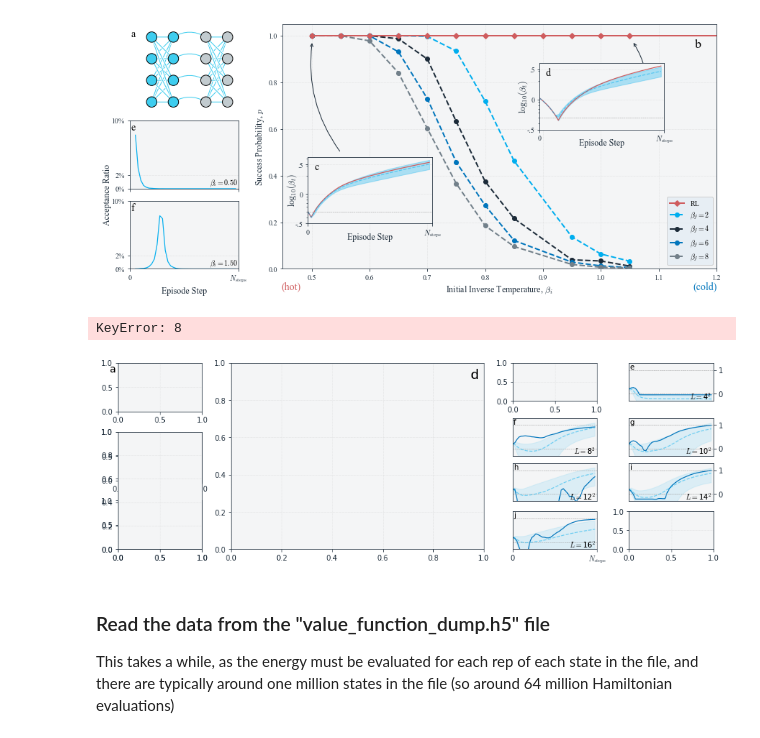
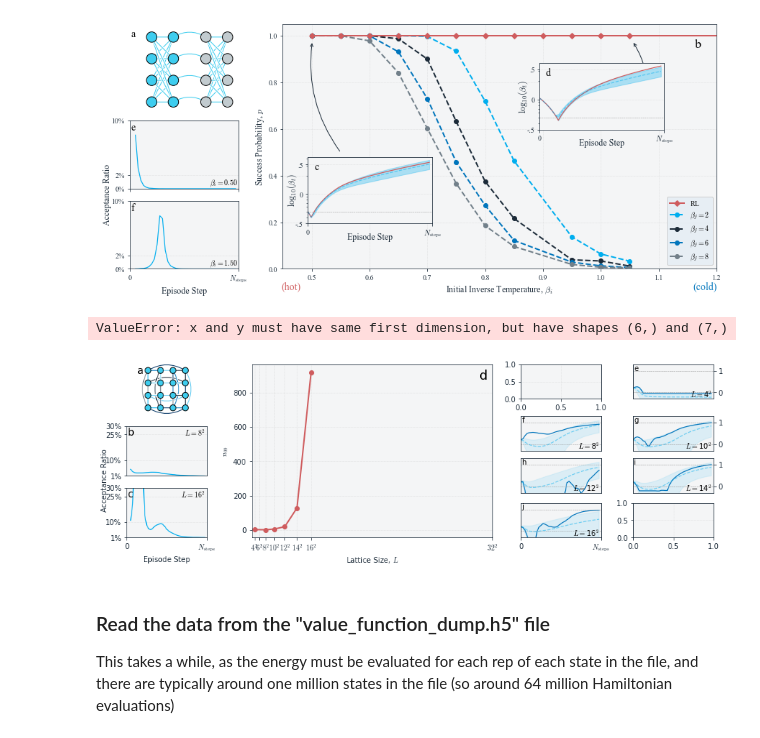
Before and after one commit to millskyle/COOL-1, a Jupyter notebook: plots/Plots.ipynb, the cells around one changed output. Drawn from its saved outputs; the diff is of its cells as text; code cells hidden in the pictures.

```diff
--- a/plots/Plots.ipynb
+++ b/plots/Plots.ipynb
@@ -503,13 +499,13 @@ fig.show()
 base_run_dir = "/mount/shockwave/kmills/1q/COOL/experiments/01_2DTRJ/8x8/"
 
 normal = {
-    "4":"didactic-pin",
+    4:"didactic-pin",
     #"6":"",
-    "8":"motionless-remote",
-    "10":"stupendous-safe",
-    "12":"tender-effective",
-    "14":"rich-specialist",
-    "16":"doubtful-delay",
+    8:"motionless-remote",
+    10:"stupendous-safe",
+    12:"tender-effective",
+    14:"rich-specialist",
+    16:"doubtful-delay",
 }
 
 L_to_codename = normal
@@ -617,54 +613,58 @@ axBC.set_facecolor("#ffffff00")
 
 make_sg_graph(axA)
 
-if False:
-    plot_n99_vs_L(axD, run_tags=["SA_BASELINEi1.6-e16.0"],
-              run_tags_label_map={"SA_BASELINEi1.6-e16.0":"Simulated annealing"},
-              markers='o', alpha=1.0, linewidth=2.0)
-    plot_n99_vs_L(axD,
-              run_tags=["PREANNEAL0_NOTRUNC"],
-              run_tags_label_map=dict(PREANNEAL0_NOTRUNC="Nondestructive RL"),
+
+
+
+
+
+#    plot_n99_vs_L(axD, run_tags=["SA_BASELINEi1.6-e16.0"],
+#              run_tags_label_map={"SA_BASELINEi1.6-e16.0":"Simulated annealing"},
+#              markers='o', alpha=1.0, linewidth=2.0)
+plot_n99_vs_L(axD,
+              hamiltonian_success_files={ L : os.path.join(base_run_dir, "results", L_to_codename[L],  "HamiltonianSuccess.dat")\
+                                                for L in Ls },
+              label="Nondestructive RL",
               color=REDCOLOR, linewidth=2.0)
-    destructive_ps = plot_n99_vs_L(axD,
-              run_tags=["DESTRUCTIVE_OBSERVATION"],
-              run_tags_label_map=dict(DESTRUCTIVE_OBSERVATION="Destructive observation RL"),
+destructive_ps = plot_n99_vs_L(axD,
+              label="Destructive RL",
+              hamiltonian_success_files=None,
               color=COLORS[3], linewidth=2.0,
               markers='D', override_ps=[0.9996,0.9875,0.8347,0.5103,0.13604,0.02695,0.0031]
-
-                              )
+)
 
 axD.legend()
 axD.set_yscale("symlog")
 axD.set_xscale("linear")
 axD.set_xticks([i**2 for i in Ls])
 axD.set_xticklabels([f"{i}$^2$" for i in Ls])
 axD.set_xlim([4**2-2, 16**2 + 28])
 axD.text(0.95, 0.07, "(lower is better)", va='bottom', ha='right', size=14, transform=axD.transAxes)
 
 #Right phantom axis for log(Beta-t)
 phantomAxR = fig.add_subplot(gs[:,-2:])
 make_axis_invisible(phantomAxR)
 phantomAxR.yaxis.set_label_position("right")
 phantomAxR.set_ylabel(r"Inverse Temperature, log$_{10}$($\beta_t$)", labelpad=20)
 phantomAxR.set_xlabel("Episode Step", labelpad=25)
 
 make_axis_invisible(ep_axs[0])
 
 
 write=True
 
 if write:
 
     fig.savefig("SG_results.pdf")
     fig.savefig("SG_results.png")
 
     git_save("SG_results.pdf")
     git_save("SG_results.png")
 
 fig.show()
 # %% [output]
-KeyError: 8
+ValueError: x and y must have same first dimension, but have shapes (6,) and (7,)
-[figure, old version]
+[figure, new version]
 # %% [markdown]
 ### Read the data from the "value_function_dump.h5" file
 This takes a while, as the energy must be evaluated for each rep of each state in the file, and there are typically around one million states in the file (so around 64 million Hamiltonian evaluations)
```
Also changed, not shown: parts of 1 cell of this notebook.
